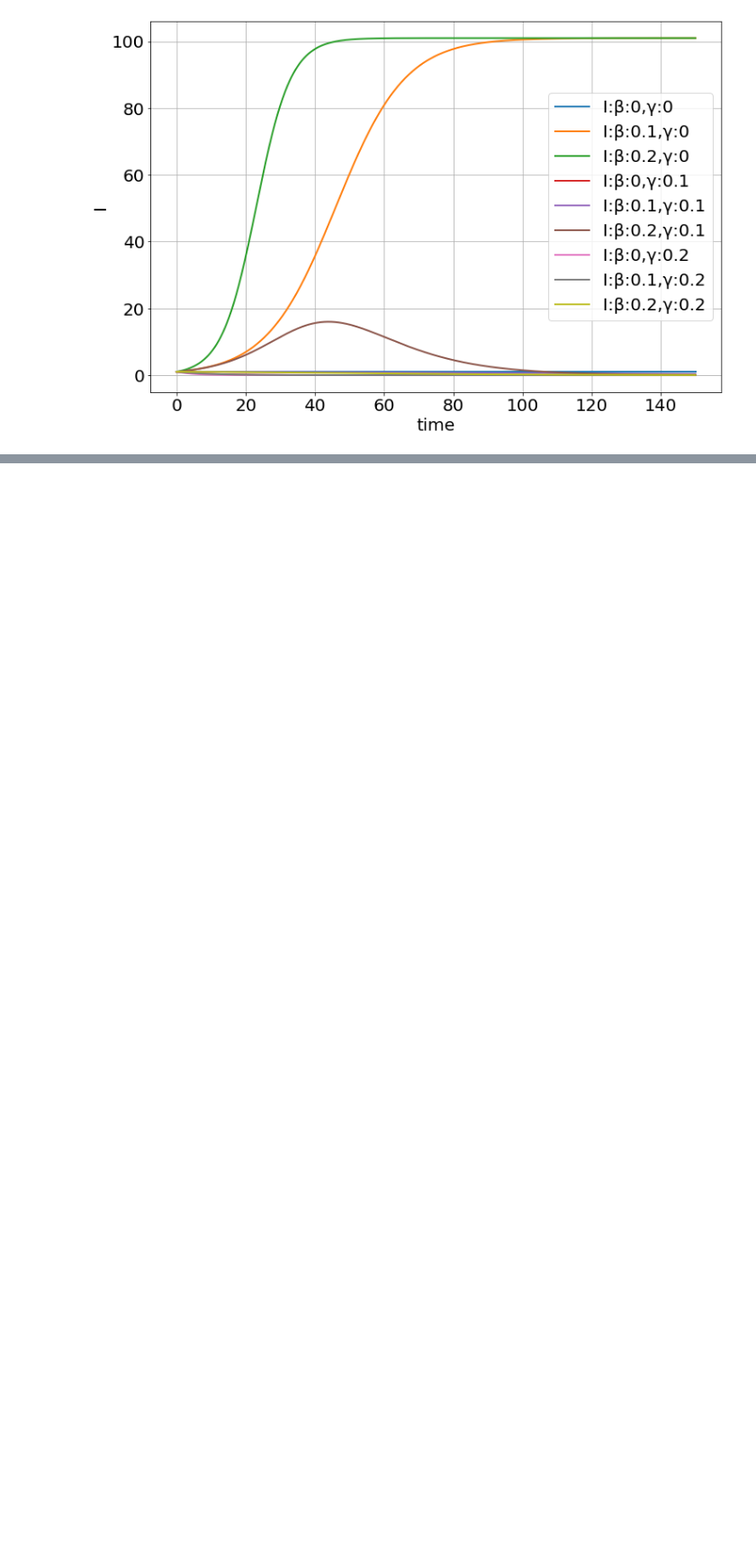
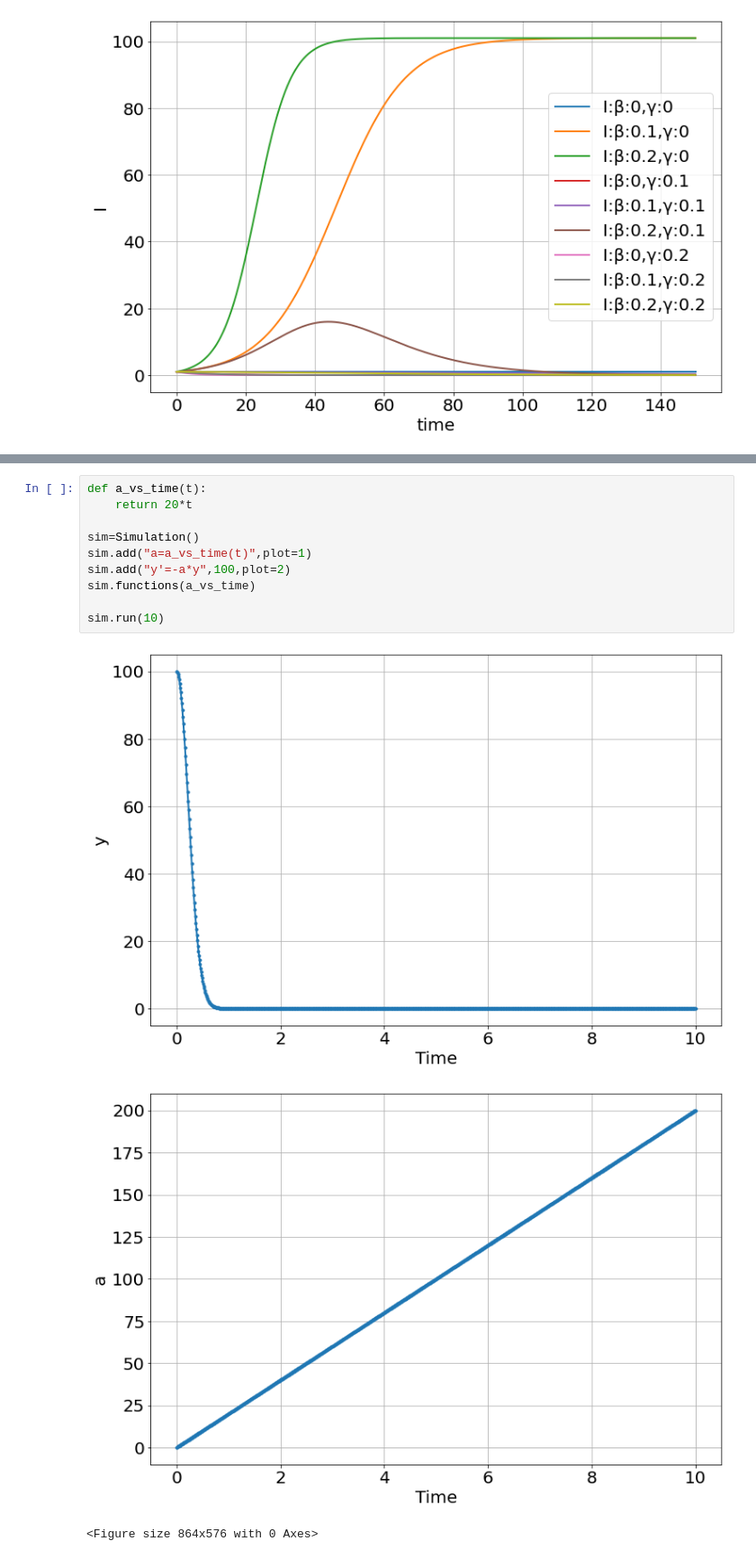
Before and after one commit to bblais/pyndamics3, a Jupyter notebook: 00_core.ipynb, the cells around one changed output, grey strips where cells are left out. Shown at 90% size. Saved outputs shown, nothing was run; the diff lists cells and outputs as text; blank space fills up the shorter version.

```diff
--- a/00_core.ipynb
+++ b/00_core.ipynb
@@ -1748,0 +1751,14 @@ explore_parameters(sim,figsize=(12,8),β=β,γ=γ)
+# %%
+def a_vs_time(t):
+    return 20*t
+
+sim=Simulation()
+sim.add("a=a_vs_time(t)",plot=1)
+sim.add("y'=-a*y",100,plot=2)
+sim.functions(a_vs_time)
+
+sim.run(10)
+# %% [output]
+[figure, added]
+[figure, added]
+<Figure size 864x576 with 0 Axes>
```
Also changed, not shown: parts of 1 cell of this notebook, 1 other file.
